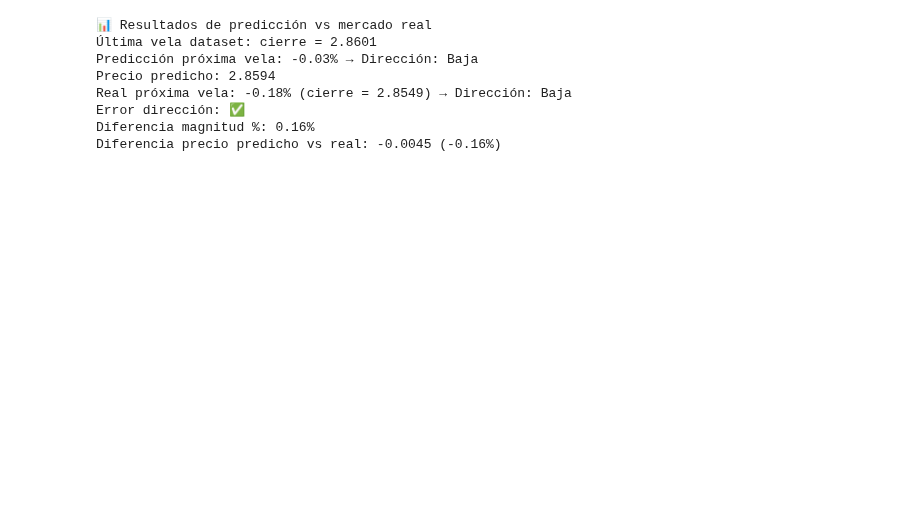
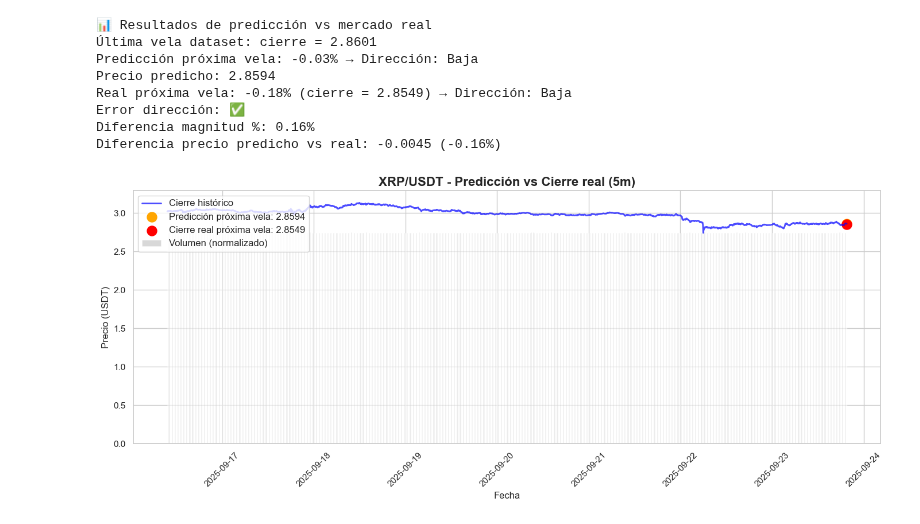
Before and after one commit to FerdinandMileto/proyecto-prediccion-del-precio-cripto, a Jupyter notebook: proyecto.ipynb, the cells around one changed output. Saved outputs shown, nothing was run; the diff lists cells and outputs as text; code cells hidden in the pictures; blank space fills up the shorter version.

```diff
--- a/proyecto.ipynb
+++ b/proyecto.ipynb
@@ -240,3 +240,49 @@ Real próxima vela: -0.18% (cierre = 2.8549) → Dirección: Baja
 Error dirección: ✅
 Diferencia magnitud %: 0.16%
 Diferencia precio predicho vs real: -0.0045 (-0.16%)
+# %%
+import matplotlib.pyplot as plt
+import seaborn as sns
+
+# Configurar estilo
+sns.set(style="whitegrid")
+plt.rcParams['figure.figsize'] = (14,6)
+plt.rcParams['axes.titleweight'] = 'bold'
+plt.rcParams['axes.labelsize'] = 12
+plt.rcParams['legend.fontsize'] = 12
+
+# Último cierre conocido
+ultimo_cierre = df['close'].iloc[-1]
+
+# Precio predicho de la próxima vela
+pred_close = ultimo_cierre * (1 + pred_pct/100)
+
+# Cierre real próxima vela
+if not df_next.empty:
+    real_close = df_next['close'].iloc[0]
+
+# Graficar cierre histórico
+plt.plot(df['datetime'], df['close'], label='Cierre histórico', color='blue', alpha=0.7, linewidth=2)
+
+# Predicción próxima vela
+plt.scatter(df['datetime'].iloc[-1], pred_close, color='orange', s=150, label=f'Predicción próxima vela: {pred_close:.4f}')
+
+# Cierre real próxima vela
+if not df_next.empty:
+    plt.scatter(df['datetime'].iloc[-1], real_close, color='red', s=150, label=f'Cierre real próxima vela: {real_close:.4f}')
+
+# Volumen como barras (opcional)
+plt.bar(df['datetime'], df['volume']/df['volume'].max()* (df['close'].max()-df['close'].min())*0.5 + df['close'].min(),
+        width=0.0008, alpha=0.3, color='gray', label='Volumen (normalizado)')
+
+# Títulos y etiquetas
+plt.title(f"XRP/USDT - Predicción vs Cierre real ({TIMEFRAME})", fontsize=16)
+plt.xlabel("Fecha")
+plt.ylabel("Precio (USDT)")
+
+plt.xticks(rotation=45)
+plt.legend(loc='upper left')
+plt.tight_layout()
+plt.show()
+# %% [output]
+[figure, added]
```
